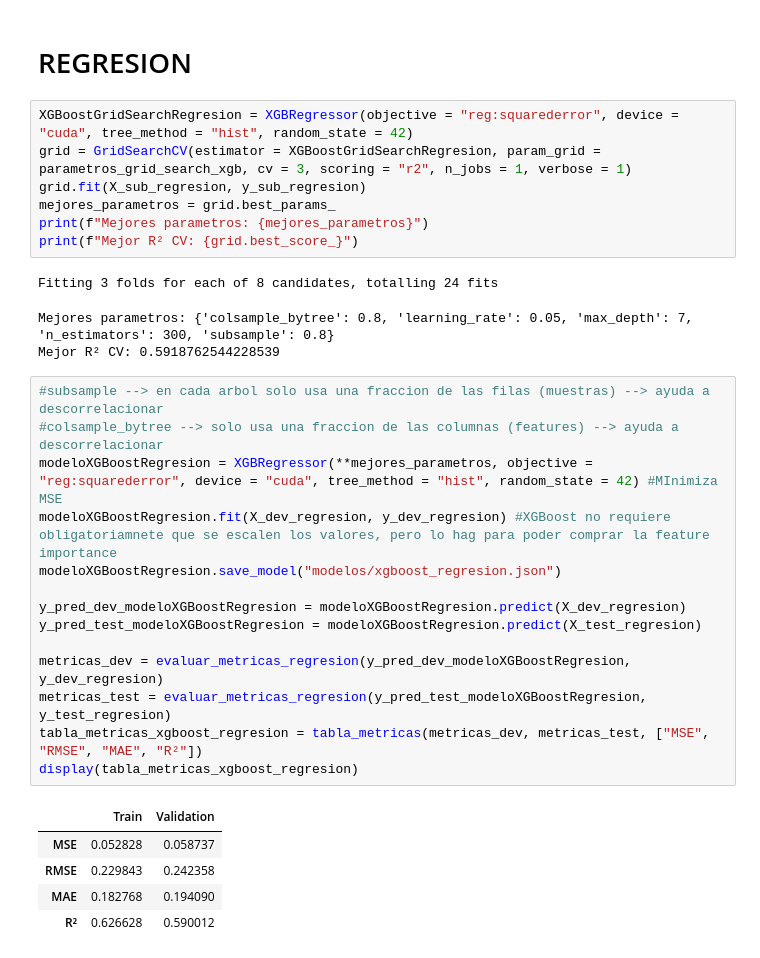
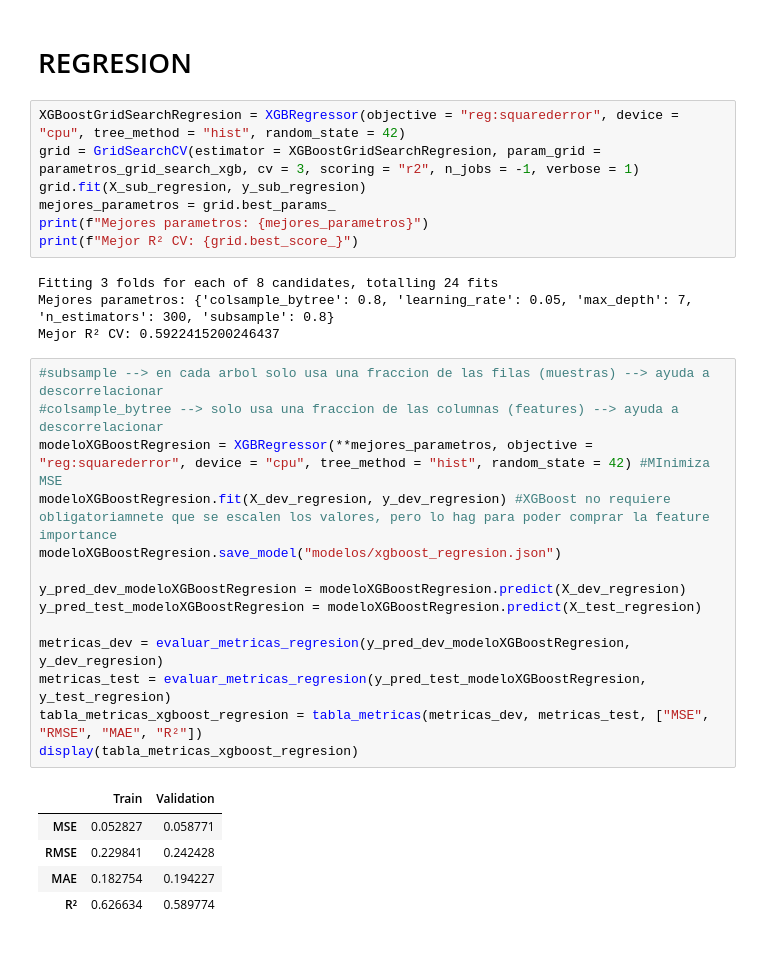
Before and after one commit to SolGarciaPereyra/Clasificador_Recomendador_Libros, a Jupyter notebook: 6 - Resultados_test.ipynb, the cells around one changed output. Saved outputs shown, nothing was run; the diff lists cells and outputs as text.

```diff
--- a/6 - Resultados_test.ipynb
+++ b/6 - Resultados_test.ipynb
@@ -258,33 +258,33 @@ display(tabla_metricas_mlp_clasificacion_undersampling)
 # %% [markdown]
 # REGRESION
 # %%
-XGBoostGridSearchRegresion = XGBRegressor(objective = "reg:squarederror", device = "cuda", tree_method = "hist", random_state = 42)
-grid = GridSearchCV(estimator = XGBoostGridSearchRegresion, param_grid = parametros_grid_search_xgb, cv = 3, scoring = "r2", n_jobs = 1, verbose = 1)
+XGBoostGridSearchRegresion = XGBRegressor(objective = "reg:squarederror", device = "cpu", tree_method = "hist", random_state = 42)
+grid = GridSearchCV(estimator = XGBoostGridSearchRegresion, param_grid = parametros_grid_search_xgb, cv = 3, scoring = "r2", n_jobs = -1, verbose = 1)
 grid.fit(X_sub_regresion, y_sub_regresion)
 mejores_parametros = grid.best_params_
 print(f"Mejores parametros: {mejores_parametros}")
 print(f"Mejor R² CV: {grid.best_score_}")
 # %% [output]
 Fitting 3 folds for each of 8 candidates, totalling 24 fits
+Mejores parametros: {'colsample_bytree': 0.8, 'learning_rate': 0.05, 'max_depth': 7, 'n_estimators': 300, 'subsample': 0.8}
+Mejor R² CV: 0.5922415200246437
-Mejores parametros: {'colsample_bytree': 0.8, 'learning_rate': 0.05, 'max_depth': 7, 'n_estimators': 300, 'subsample': 0.8}
-Mejor R² CV: 0.5918762544228539
 # %%
 #subsample --> en cada arbol solo usa una fraccion de las filas (muestras) --> ayuda a descorrelacionar
 #colsample_bytree --> solo usa una fraccion de las columnas (features) --> ayuda a descorrelacionar
-modeloXGBoostRegresion = XGBRegressor(**mejores_parametros, objective = "reg:squarederror", device = "cuda", tree_method = "hist", random_state = 42) #MInimiza MSE
+modeloXGBoostRegresion = XGBRegressor(**mejores_parametros, objective = "reg:squarederror", device = "cpu", tree_method = "hist", random_state = 42) #MInimiza MSE
 modeloXGBoostRegresion.fit(X_dev_regresion, y_dev_regresion) #XGBoost no requiere obligatoriamnete que se escalen los valores, pero lo hag para poder comprar la feature importance
 modeloXGBoostRegresion.save_model("modelos/xgboost_regresion.json")
 
 y_pred_dev_modeloXGBoostRegresion = modeloXGBoostRegresion.predict(X_dev_regresion)
 y_pred_test_modeloXGBoostRegresion = modeloXGBoostRegresion.predict(X_test_regresion)
 
 metricas_dev = evaluar_metricas_regresion(y_pred_dev_modeloXGBoostRegresion, y_dev_regresion)
 metricas_test = evaluar_metricas_regresion(y_pred_test_modeloXGBoostRegresion, y_test_regresion)
 tabla_metricas_xgboost_regresion = tabla_metricas(metricas_dev, metricas_test, ["MSE", "RMSE", "MAE", "R²"])
 display(tabla_metricas_xgboost_regresion)
 # %% [output]
 |  | Train | Validation |
-| MSE | 0.052828 | 0.058737 |
-| RMSE | 0.229843 | 0.242358 |
-| MAE | 0.182768 | 0.194090 |
-| R² | 0.626628 | 0.590012 |
+| MSE | 0.052827 | 0.058771 |
+| RMSE | 0.229841 | 0.242428 |
+| MAE | 0.182754 | 0.194227 |
+| R² | 0.626634 | 0.589774 |
```
